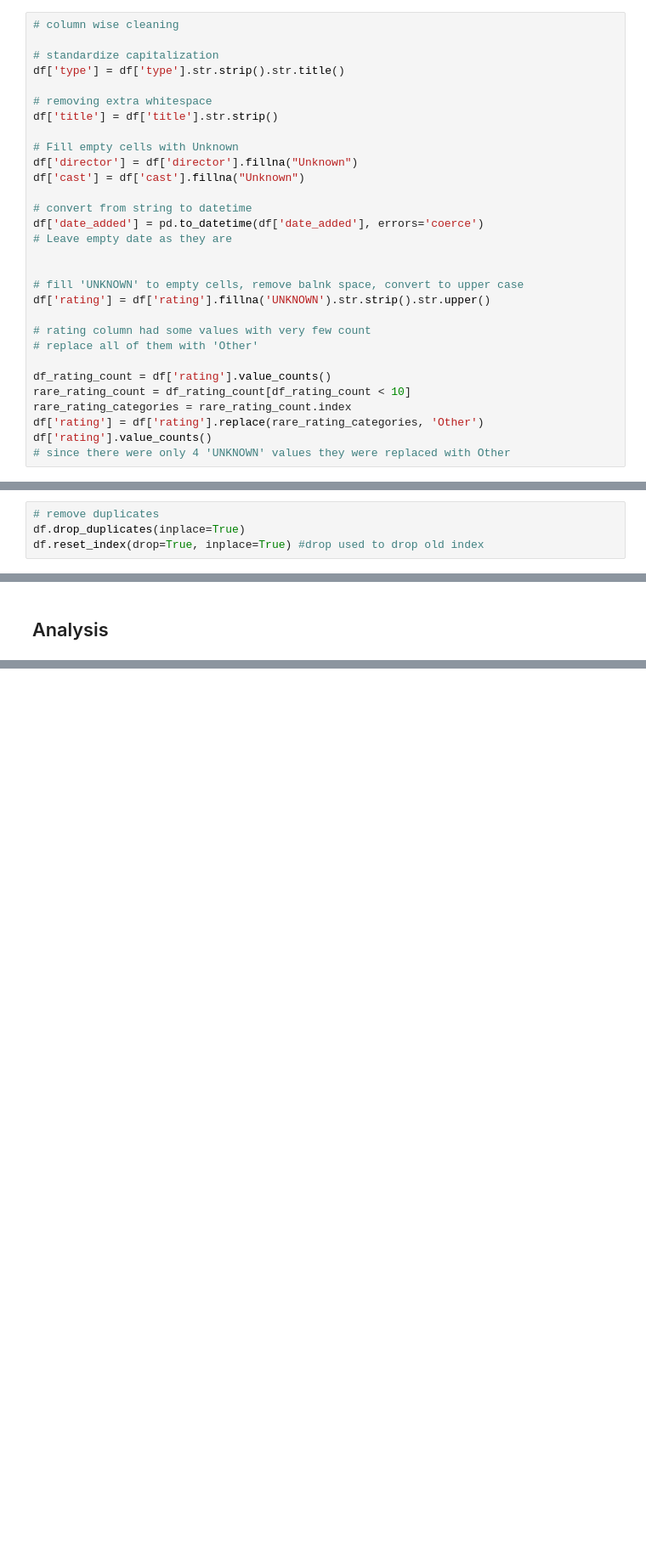
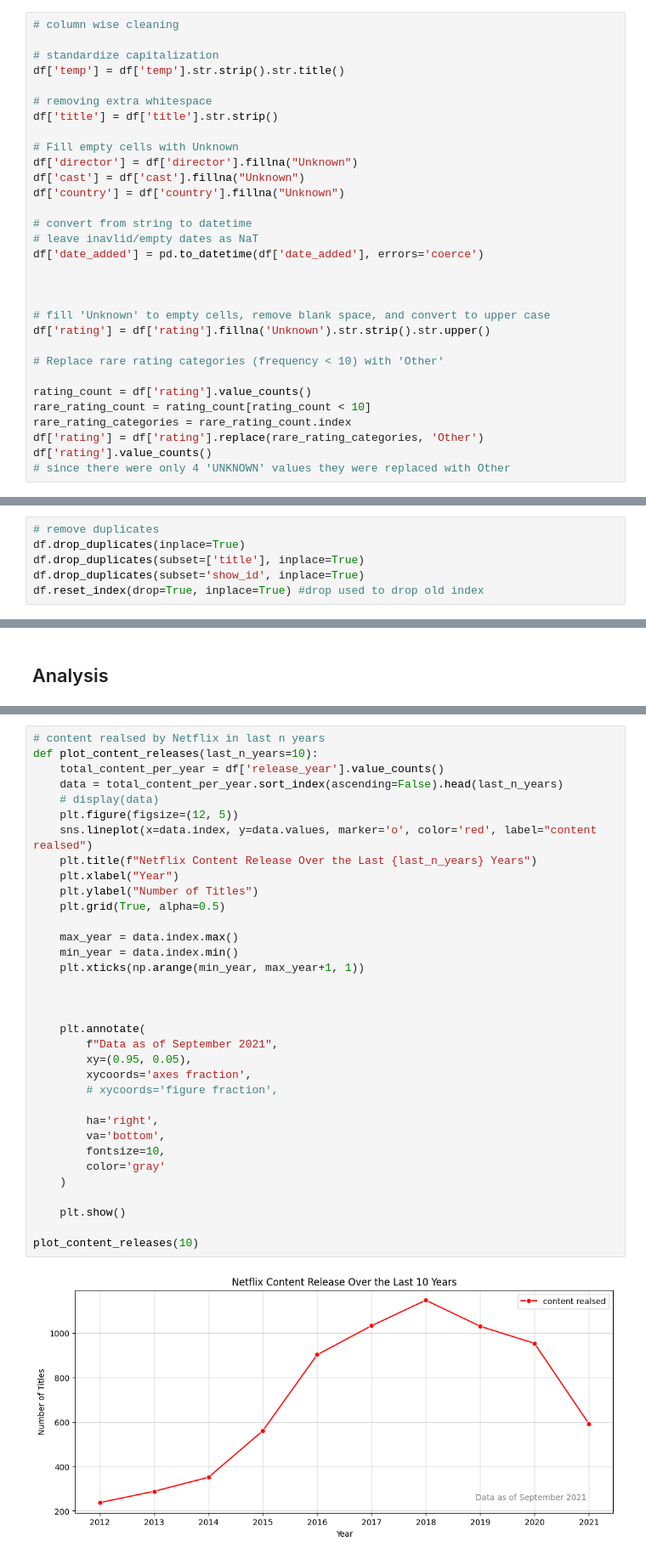
Before and after one commit to nikhilgusain/Netflix-ratings-analysis, a Jupyter notebook: analysis.ipynb, the cells around one changed output, grey strips where cells are left out. Shown at 85% size. Saved outputs shown, nothing was run; the diff lists cells and outputs as text; blank space fills up the shorter version.

Commit message:
added some plots

```diff
--- a/analysis.ipynb
+++ b/analysis.ipynb
@@ -81,7 +56,7 @@ dff = df.copy()
 # column wise cleaning
 
 # standardize capitalization
-df['type'] = df['type'].str.strip().str.title()
+df['temp'] = df['temp'].str.strip().str.title()
 
 # removing extra whitespace
 df['title'] = df['title'].str.strip()
@@ -89,20 +64,21 @@ df['title'] = df['title'].str.strip()
 # Fill empty cells with Unknown
 df['director'] = df['director'].fillna("Unknown")
 df['cast'] = df['cast'].fillna("Unknown")
+df['country'] = df['country'].fillna("Unknown")
 
 # convert from string to datetime
+# leave inavlid/empty dates as NaT
 df['date_added'] = pd.to_datetime(df['date_added'], errors='coerce')
-# Leave empty date as they are
 
 
-# fill 'UNKNOWN' to empty cells, remove balnk space, convert to upper case
-df['rating'] = df['rating'].fillna('UNKNOWN').str.strip().str.upper()
 
-# rating column had some values with very few count
-# replace all of them with 'Other'
+# fill 'Unknown' to empty cells, remove blank space, and convert to upper case
+df['rating'] = df['rating'].fillna('Unknown').str.strip().str.upper()
 
-df_rating_count = df['rating'].value_counts()
-rare_rating_count = df_rating_count[df_rating_count < 10]
+# Replace rare rating categories (frequency < 10) with 'Other'
+
+rating_count = df['rating'].value_counts()
+rare_rating_count = rating_count[rating_count < 10]
 rare_rating_categories = rare_rating_count.index
 df['rating'] = df['rating'].replace(rare_rating_categories, 'Other')
 df['rating'].value_counts()
@@ -190,6 +150,8 @@ df['description'] = df['description'].str.strip()
 # %%
 # remove duplicates
 df.drop_duplicates(inplace=True)
+df.drop_duplicates(subset=['title'], inplace=True)
+df.drop_duplicates(subset='show_id', inplace=True)
 df.reset_index(drop=True, inplace=True) #drop used to drop old index
 # %% [markdown]
 ### Save cleaned data into new csv file 'netflix_cleaned.csv'
@@ -204,0 +274,36 @@ df.head(1)
+# %%
+# content realsed by Netflix in last n years
+def plot_content_releases(last_n_years=10):
+    total_content_per_year = df['release_year'].value_counts()
+    data = total_content_per_year.sort_index(ascending=False).head(last_n_years)
+    # display(data)
+    plt.figure(figsize=(12, 5))
+    sns.lineplot(x=data.index, y=data.values, marker='o', color='red', label="content realsed")
+    plt.title(f"Netflix Content Release Over the Last {last_n_years} Years")
+    plt.xlabel("Year")
+    plt.ylabel("Number of Titles")
+    plt.grid(True, alpha=0.5)
+
+    max_year = data.index.max()
+    min_year = data.index.min()
+    plt.xticks(np.arange(min_year, max_year+1, 1))
+
+
+
+    plt.annotate(
+        f"Data as of September 2021",
+        xy=(0.95, 0.05),
+        xycoords='axes fraction',
+        # xycoords='figure fraction',
+
+        ha='right',
+        va='bottom',
+        fontsize=10,
+        color='gray'
+    )
+
+    plt.show()
+
+plot_content_releases(10)
+# %% [output]
+[figure, added]
```
Also changed, not shown: parts of 13 cells of this notebook, 3 other files.
